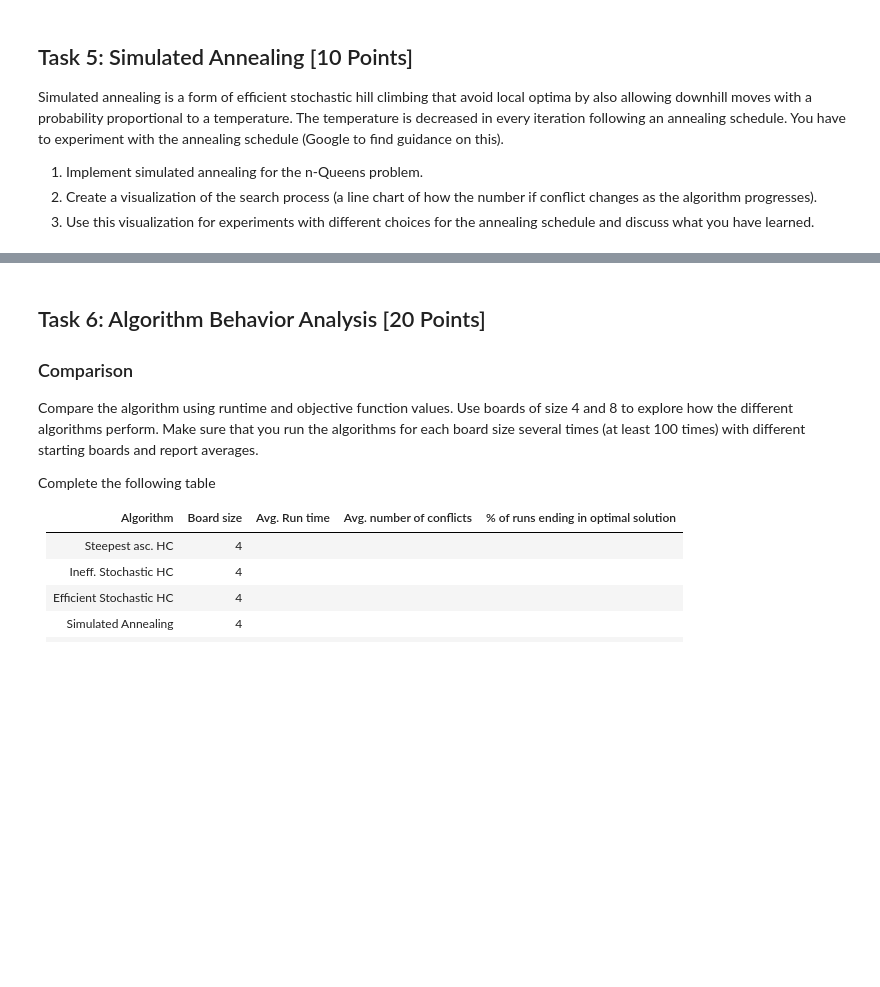
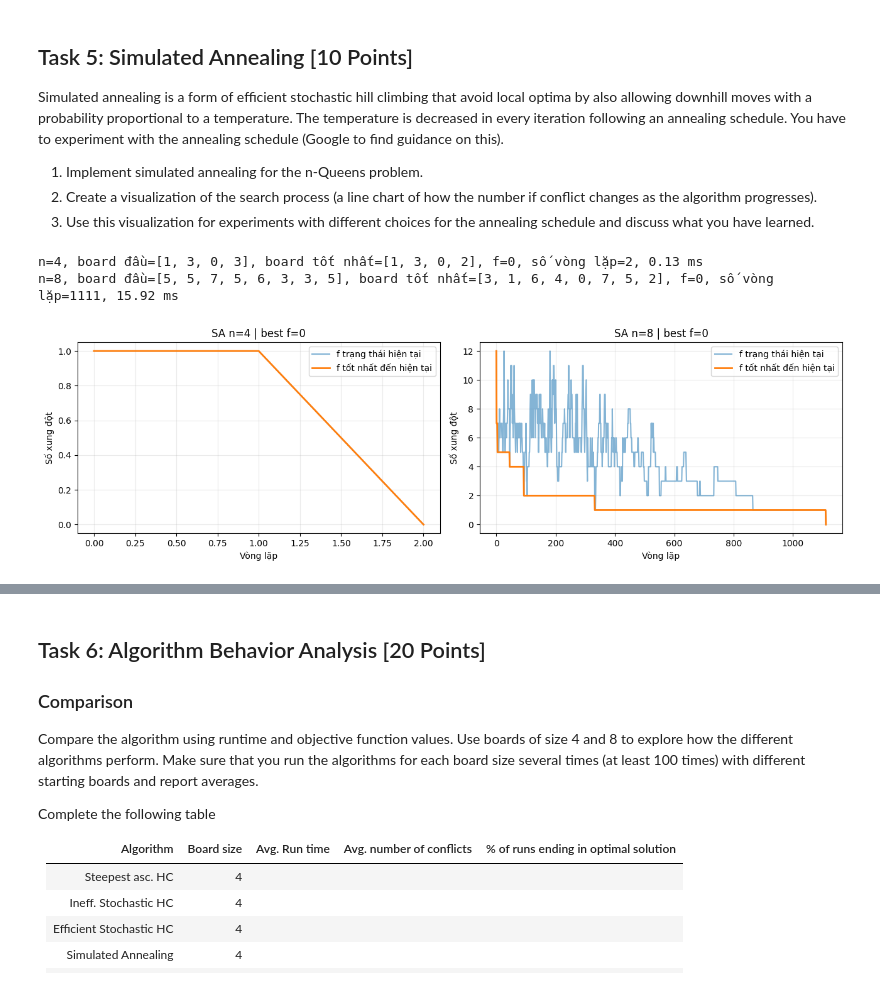
Before and after one commit to bibo0610/TTNTNC_10, a Jupyter notebook: lab03_LocalSearch/n_queens.ipynb, the cells around one changed output, grey strips where cells are left out. Saved outputs shown, nothing was run; the diff lists cells and outputs as text; code cells hidden in the pictures; blank space fills up the shorter version.

```diff
--- a/lab03_LocalSearch/n_queens.ipynb
+++ b/lab03_LocalSearch/n_queens.ipynb
@@ -690,0 +790,72 @@ Simulated annealing is a form of efficient stochastic hill climbing that avoid l
+# %%
+import math
+
+def simulated_annealing(board, T0=10.0, alpha=0.995, max_steps=10000,
+                        schedule="exponential", min_temp=1e-6):
+    """Trả về (best_board, best_conflicts, best_history, path).
+    best_history[t]: giá trị f tốt nhất tìm được đến bước t.
+    path: các trạng thái thực sự được chấp nhận (gồm trạng thái ban đầu).
+    Ngoài ra, current_history ghi lại f của trạng thái hiện tại, có thể tăng/giảm.
+    """
+    if T0 <= 0 or max_steps < 1 or not (0 < alpha < 1):
+        raise ValueError("Cần T0 > 0, max_steps >= 1, 0 < alpha < 1")
+    if schedule not in ("exponential", "linear"):
+        raise ValueError("schedule chỉ nhận 'exponential' hoặc 'linear'")
+    current = np.array(board, dtype=int).copy()
+    n = len(current)
+    current_f = int(conflicts(current))
+    best = current.copy()
+    best_f = current_f
+    best_history = [best_f]
+    current_history = [current_f]
+    path = [current.copy()]
+
+    for t in range(max_steps):
+        if best_f == 0:
+            break
+        T = T0 * (alpha ** t) if schedule == "exponential" else T0 * (1 - t/max_steps)
+        if T <= min_temp:
+            break
+
+
+        col = np.random.randint(n)
+        row = np.random.randint(n-1)
+        if row >= current[col]:
+            row += 1
+        candidate = current.copy()
+        candidate[col] = row
+        new_f = int(conflicts(candidate))
+        delta = new_f - current_f
+
+        if delta <= 0 or np.random.random() < math.exp(-delta/T):
+            current, current_f = candidate, new_f
+            path.append(current.copy())
+            if current_f < best_f:
+                best, best_f = current.copy(), current_f
+
+        current_history.append(current_f)
+        best_history.append(best_f)
+
+    return best, best_f, best_history, path, current_history
+
+fig, axes = plt.subplots(1, 2, figsize=(13, 4))
+for ax, n in zip(axes, [4, 8]):
+    np.random.seed(2026+n)
+    start = random_board(n)
+    t0 = time.perf_counter()
+    best, f_best, best_history, path, current_history = simulated_annealing(
+        start, T0=10, alpha=0.995, max_steps=10000, schedule="exponential")
+    ms = (time.perf_counter()-t0)*1000
+    ax.plot(current_history, alpha=.55, label="f trạng thái hiện tại")
+    ax.plot(best_history, linewidth=2, label="f tốt nhất đến hiện tại")
+    ax.set(title=f"SA n={n} | best f={f_best}", xlabel="Vòng lặp", ylabel="Số xung đột")
+    ax.legend()
+    ax.grid(alpha=.25)
+    print(f"n={n}, board đầu={start.tolist()}, board tốt nhất={best.tolist()}, "
+          f"f={f_best}, số vòng lặp={len(current_history)-1}, {ms:.2f} ms")
+plt.tight_layout()
+plt.show()
+# %% [output]
+n=4, board đầu=[1, 3, 0, 3], board tốt nhất=[1, 3, 0, 2], f=0, số vòng lặp=2, 0.13 ms
+n=8, board đầu=[5, 5, 7, 5, 6, 3, 3, 5], board tốt nhất=[3, 1, 6, 4, 0, 7, 5, 2], f=0, số vòng lặp=1111, 15.92 ms
+[figure, added]
```
Also changed, not shown: parts of 17 cells of this notebook, 1 other file.
